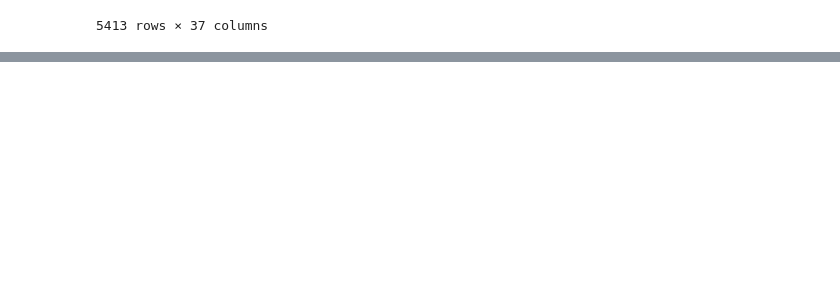
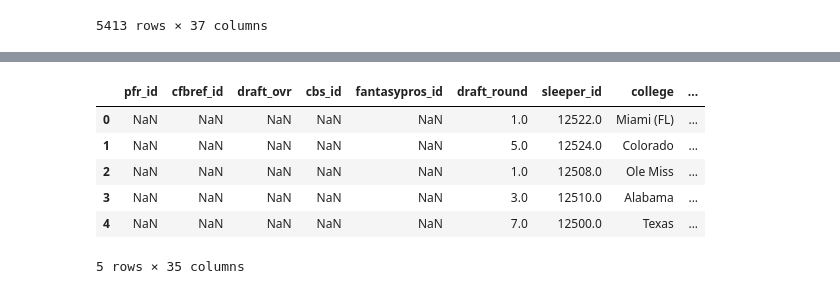
Before and after one commit to nicriv831/NFL-Injury-Risk, a Jupyter notebook: Initial_Run.ipynb, the cells around one changed output, grey strips where cells are left out. Saved outputs shown, nothing was run; the diff lists cells and outputs as text; code cells hidden in the pictures; blank space fills up the shorter version.

```diff
--- a/Initial_Run.ipynb
+++ b/Initial_Run.ipynb
@@ -198,0 +355,12 @@ roster_weekly[(roster_weekly['team'] == 'SEA') & (roster_weekly['week'] == 1) &
+# %%
+ids = nfl.import_ids()
+# %%
+ids.head()
+# %% [output]
+|  | pfr_id | cfbref_id | draft_ovr | cbs_id | fantasypros_id | draft_round | sleeper_id | college | ... |
+| 0 | NaN | NaN | NaN | NaN | NaN | 1.0 | 12522.0 | Miami (FL) | ... |
+| 1 | NaN | NaN | NaN | NaN | NaN | 5.0 | 12524.0 | Colorado | ... |
+| 2 | NaN | NaN | NaN | NaN | NaN | 1.0 | 12508.0 | Ole Miss | ... |
+| 3 | NaN | NaN | NaN | NaN | NaN | 3.0 | 12510.0 | Alabama | ... |
+| 4 | NaN | NaN | NaN | NaN | NaN | 7.0 | 12500.0 | Texas | ... |
+5 rows × 35 columns
```
Also changed, not shown: parts of 21 cells of this notebook, 1 other file.
